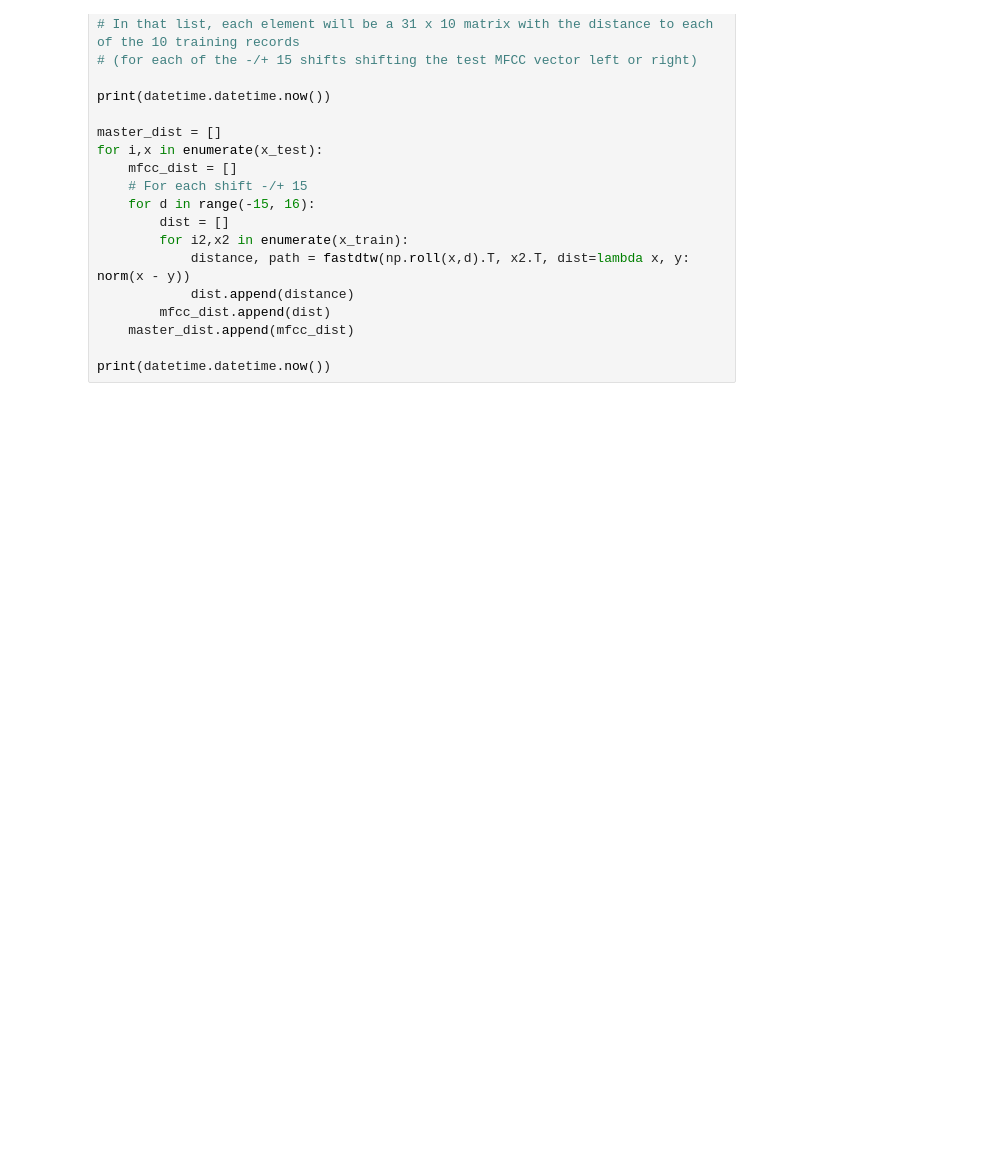
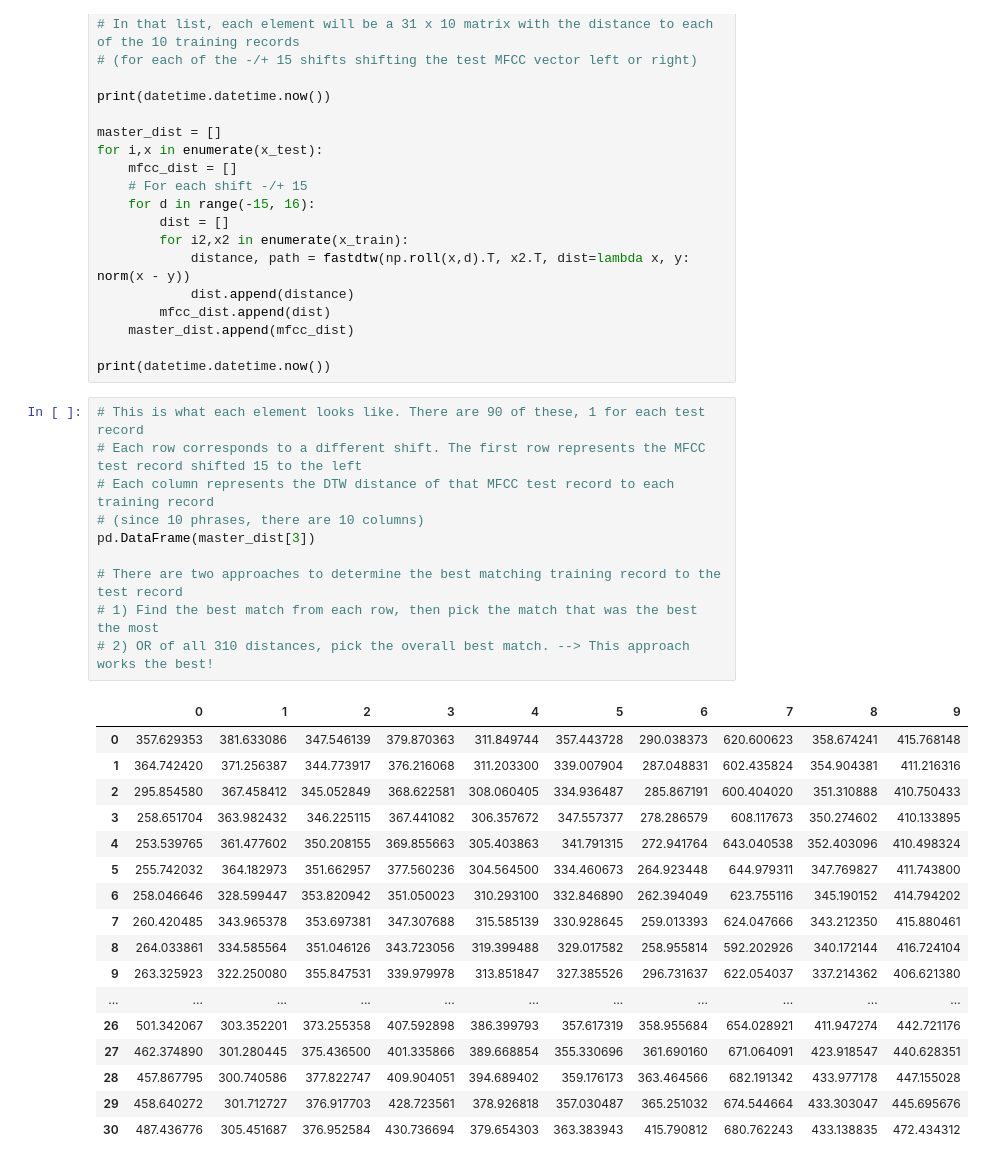
Before and after one commit to miketp333/mids_capstone, a Jupyter notebook: models/dtw_recordings_vote_shift.ipynb, the cells around one changed output. Drawn from its saved outputs; the diff is of its cells as text; blank space fills up the shorter version.

```diff
--- a/models/dtw_recordings_vote_shift.ipynb
+++ b/models/dtw_recordings_vote_shift.ipynb
@@ -187,6 +177,34 @@ for i,x in enumerate(x_test):
     master_dist.append(mfcc_dist)
 
 print(datetime.datetime.now())
+# %%
+# This is what each element looks like. There are 90 of these, 1 for each test record
+# Each row corresponds to a different shift. The first row represents the MFCC test record shifted 15 to the left
+# Each column represents the DTW distance of that MFCC test record to each training record
+# (since 10 phrases, there are 10 columns)
+pd.DataFrame(master_dist[3])
+
+# There are two approaches to determine the best matching training record to the test record
+# 1) Find the best match from each row, then pick the match that was the best the most
+# 2) OR of all 310 distances, pick the overall best match. --> This approach works the best!
+# %% [output]
+|  | 0 | 1 | 2 | 3 | 4 | 5 | 6 | 7 | 8 | 9 |
+| 0 | 357.629353 | 381.633086 | 347.546139 | 379.870363 | 311.849744 | 357.443728 | 290.038373 | 620.600623 | 358.674241 | 415.768148 |
+| 1 | 364.742420 | 371.256387 | 344.773917 | 376.216068 | 311.203300 | 339.007904 | 287.048831 | 602.435824 | 354.904381 | 411.216316 |
+| 2 | 295.854580 | 367.458412 | 345.052849 | 368.622581 | 308.060405 | 334.936487 | 285.867191 | 600.404020 | 351.310888 | 410.750433 |
+| 3 | 258.651704 | 363.982432 | 346.225115 | 367.441082 | 306.357672 | 347.557377 | 278.286579 | 608.117673 | 350.274602 | 410.133895 |
+| 4 | 253.539765 | 361.477602 | 350.208155 | 369.855663 | 305.403863 | 341.791315 | 272.941764 | 643.040538 | 352.403096 | 410.498324 |
+| 5 | 255.742032 | 364.182973 | 351.662957 | 377.560236 | 304.564500 | 334.460673 | 264.923448 | 644.979311 | 347.769827 | 411.743800 |
+| 6 | 258.046646 | 328.599447 | 353.820942 | 351.050023 | 310.293100 | 332.846890 | 262.394049 | 623.755116 | 345.190152 | 414.794202 |
+| 7 | 260.420485 | 343.965378 | 353.697381 | 347.307688 | 315.585139 | 330.928645 | 259.013393 | 624.047666 | 343.212350 | 415.880461 |
+| 8 | 264.033861 | 334.585564 | 351.046126 | 343.723056 | 319.399488 | 329.017582 | 258.955814 | 592.202926 | 340.172144 | 416.724104 |
+| 9 | 263.325923 | 322.250080 | 355.847531 | 339.979978 | 313.851847 | 327.385526 | 296.731637 | 622.054037 | 337.214362 | 406.621380 |
+| ... | ... | ... | ... | ... | ... | ... | ... | ... | ... | ... |
+| 26 | 501.342067 | 303.352201 | 373.255358 | 407.592898 | 386.399793 | 357.617319 | 358.955684 | 654.028921 | 411.947274 | 442.721176 |
+| 27 | 462.374890 | 301.280445 | 375.436500 | 401.335866 | 389.668854 | 355.330696 | 361.690160 | 671.064091 | 423.918547 | 440.628351 |
+| 28 | 457.867795 | 300.740586 | 377.822747 | 409.904051 | 394.689402 | 359.176173 | 363.464566 | 682.191342 | 433.977178 | 447.155028 |
+| 29 | 458.640272 | 301.712727 | 376.917703 | 428.723561 | 378.926818 | 357.030487 | 365.251032 | 674.544664 | 433.303047 | 445.695676 |
+| 30 | 487.436776 | 305.451687 | 376.952584 | 430.736694 | 379.654303 | 363.383943 | 415.790812 | 680.762243 | 433.138835 | 472.434312 |
 # %%
 # DETERMINE PREDICTIONS
 
```
Also changed, not shown: parts of 11 cells of this notebook.
